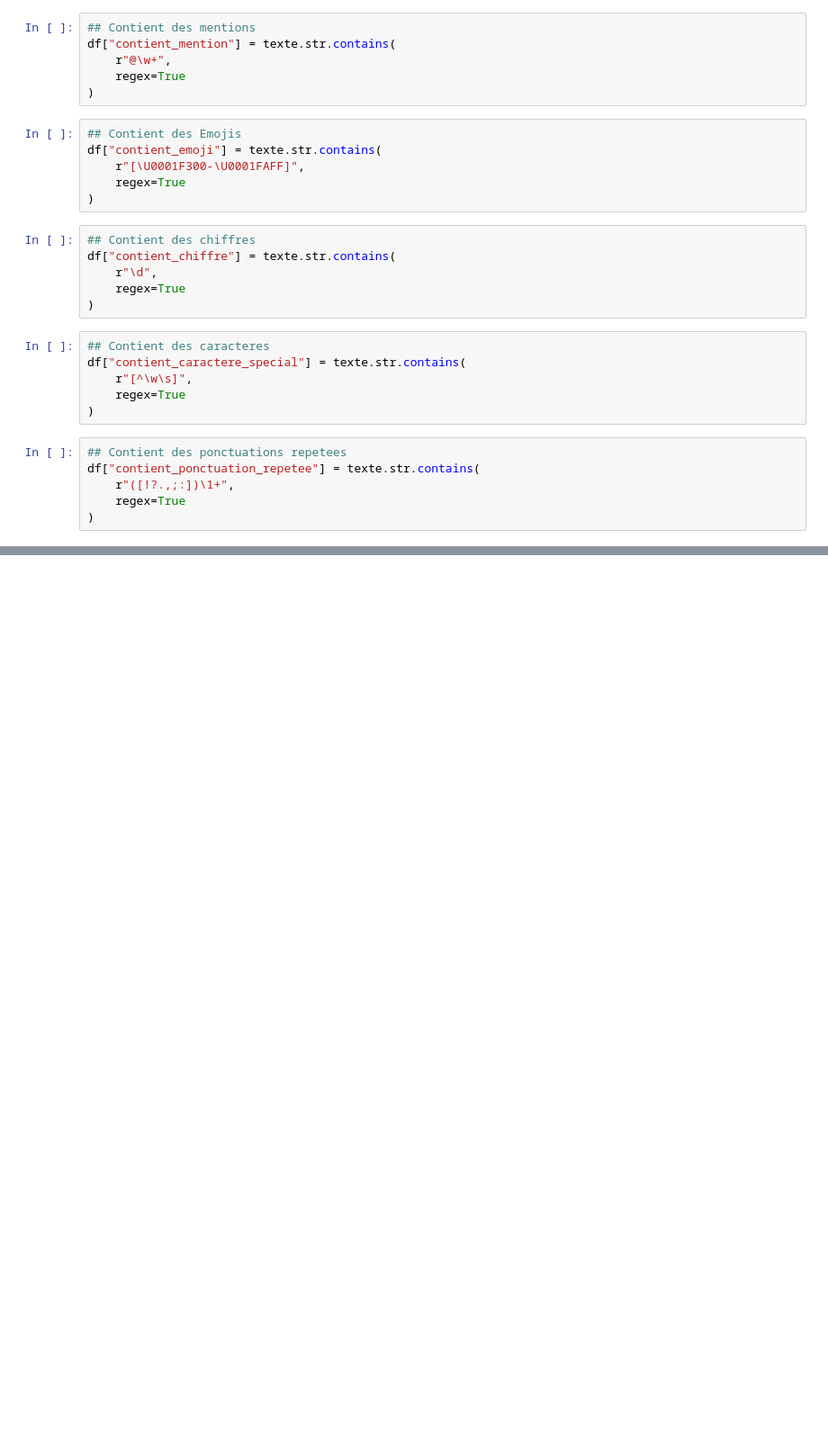
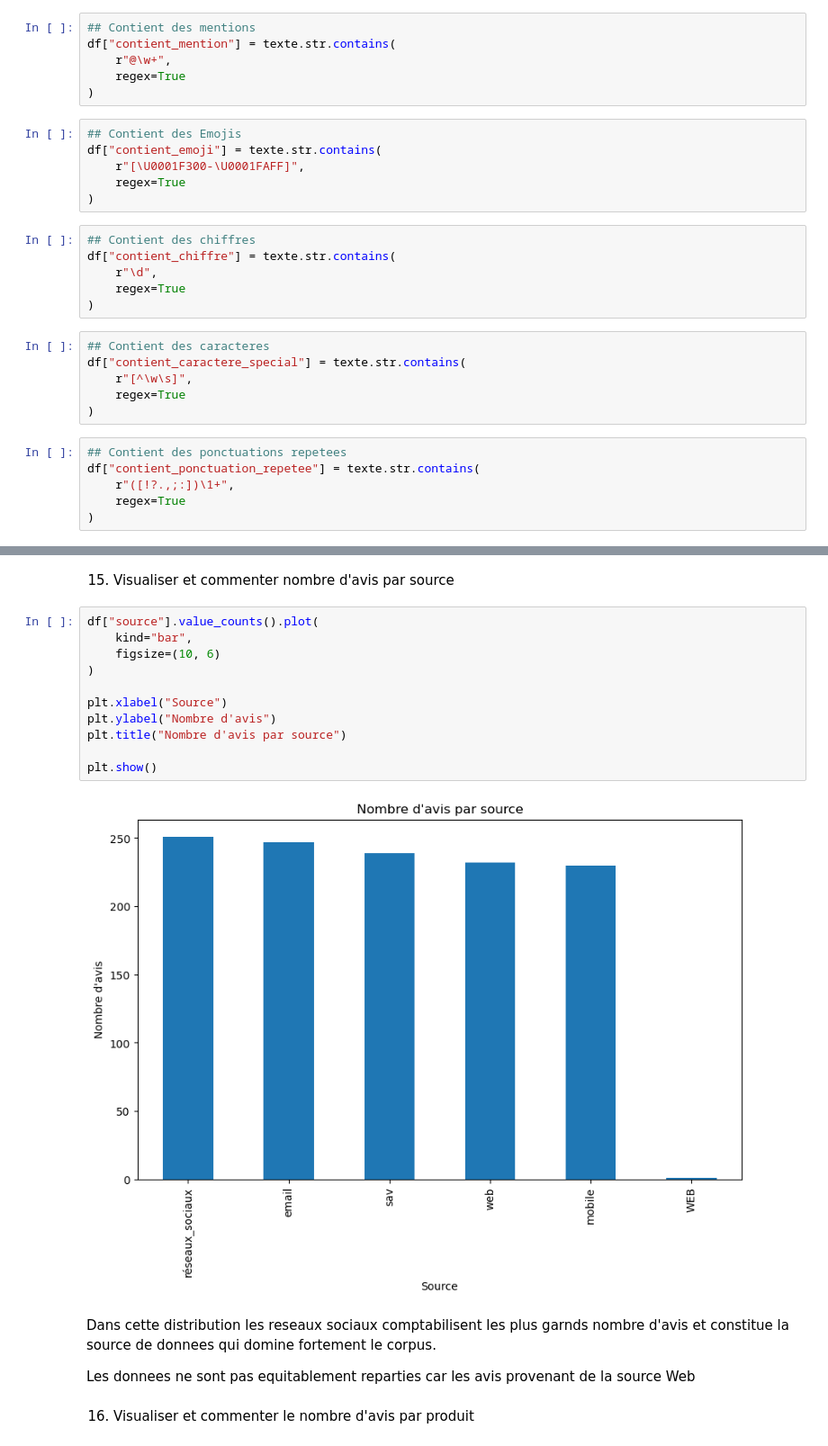
Before and after one commit to khadidiatoungom4-ai/Atelier_prepa_donnees_textuelles, a Jupyter notebook: notebooks/atelier_prepa_donnees_textuelles.ipynb, the cells around one changed output, grey strips where cells are left out. Shown at 90% size. Saved outputs shown, nothing was run; the diff lists cells and outputs as text; blank space fills up the shorter version.

Commit message:
Partie 1 – Exploration du corpus: Visualisation du nombre d'avis par source et par produit

```diff
--- a/notebooks/atelier_prepa_donnees_textuelles.ipynb
+++ b/notebooks/atelier_prepa_donnees_textuelles.ipynb
@@ -701,3 +701,24 @@ df[
 | 17 | SERVICE CLIENT RÉACTIF ET COMMAND... | False | False | False | False | False | ... |
 | 18 | Le produit ne fonctionne déjà plus. | False | False | False | False | False | ... |
 | 19 | Je viens de recevoir le produit, ... | False | False | False | True | False | ... |
+# %% [markdown]
+15) Visualiser et commenter nombre d'avis par source
+# %%
+df["source"].value_counts().plot(
+    kind="bar",
+    figsize=(10, 6)
+)
+
+plt.xlabel("Source")
+plt.ylabel("Nombre d'avis")
+plt.title("Nombre d'avis par source")
+
+plt.show()
+# %% [output]
+[figure, added]
+# %% [markdown]
+Dans cette distribution les reseaux sociaux comptabilisent les plus garnds nombre d'avis et constitue la source de donnees qui domine fortement le corpus.
+
+Les donnees ne sont pas equitablement reparties car les avis provenant de la source Web
+# %% [markdown]
+16) Visualiser et commenter le nombre d'avis par produit
```
Also changed, not shown: parts of 3 cells of this notebook.
